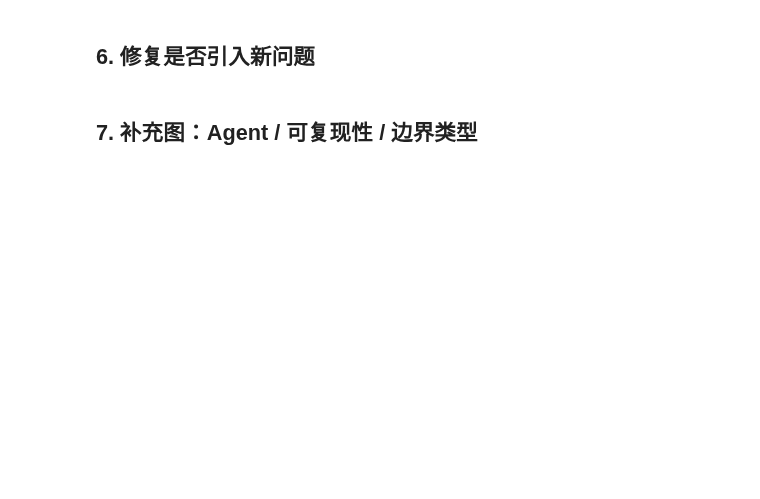
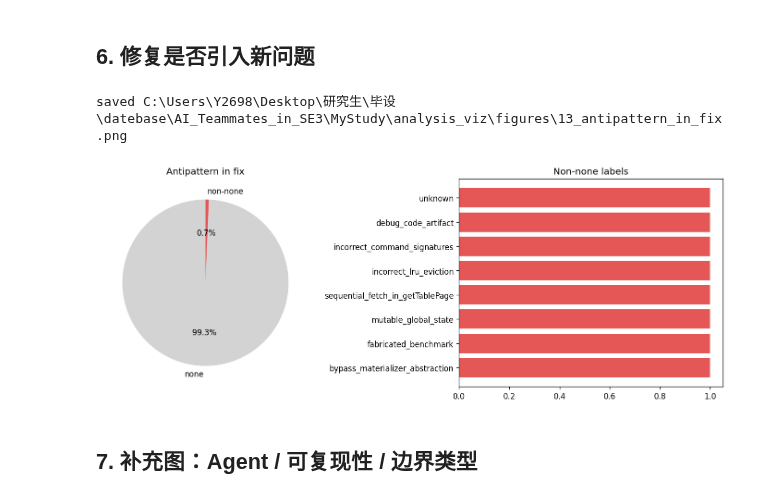
Before and after one commit to Yinhaha2/MyStudy, a Jupyter notebook: analysis_viz/perf_pr_visualization.ipynb, the cells around one changed output. Saved outputs shown, nothing was run; the diff lists cells and outputs as text; code cells hidden in the pictures; blank space fills up the shorter version.

```diff
--- a/analysis_viz/perf_pr_visualization.ipynb
+++ b/analysis_viz/perf_pr_visualization.ipynb
@@ -297,25 +511,15 @@ plot_bar_series(df["regression_handling"].fillna("(missing)").value_counts(),
 # %%
 if "df" not in globals():
     raise RuntimeError(
         "❌ 还没加载数据！\n"
         "请先运行最上面「初始化」那一格（看到 ✅ 初始化完成），\n"
         "或菜单 Run → Run All。"
     )
 
-fix_col = df["antipattern_in_fix"].fillna("none").astype(str).replace({"None": "none", "nan": "none"})
-fix_counts = fix_col.value_counts()
-fig, axes = plt.subplots(1, 2, figsize=(12, 4.5))
-axes[0].pie([fix_counts.get("none", 0), len(df) - fix_counts.get("none", 0)], labels=["none", "non-none"],
-            autopct="%1.1f%%", colors=["#D3D3D3", "#E45756"], startangle=90)
-axes[0].set_title("Antipattern in fix")
-non_none = fix_counts.drop(labels=["none"], errors="ignore")
-if len(non_none):
-    axes[1].barh(non_none.sort_values().index.astype(str), non_none.sort_values().values, color="#E45756")
-    axes[1].set_title("Non-none labels")
-else:
-    axes[1].axis("off")
-savefig("13_antipattern_in_fix.png")
-plt.show()
+plot_antipattern_in_fix(df, "13_antipattern_in_fix.png")
+# %% [output]
+saved C:\Users\Y2698\Desktop\研究生\毕设\datebase\AI_Teammates_in_SE3\MyStudy\analysis_viz\figures\13_antipattern_in_fix.png
+[figure, added]
 # %% [markdown]
 ## 7. 补充图：Agent / 可复现性 / 边界类型
 # %%
```
Also changed, not shown: parts of 7 cells of this notebook.
